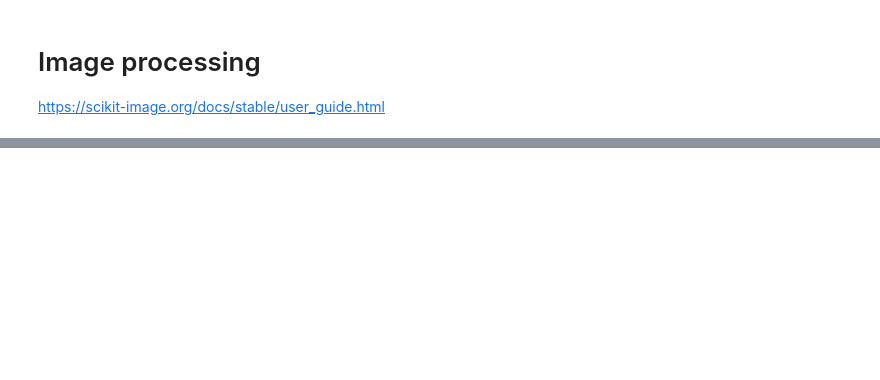
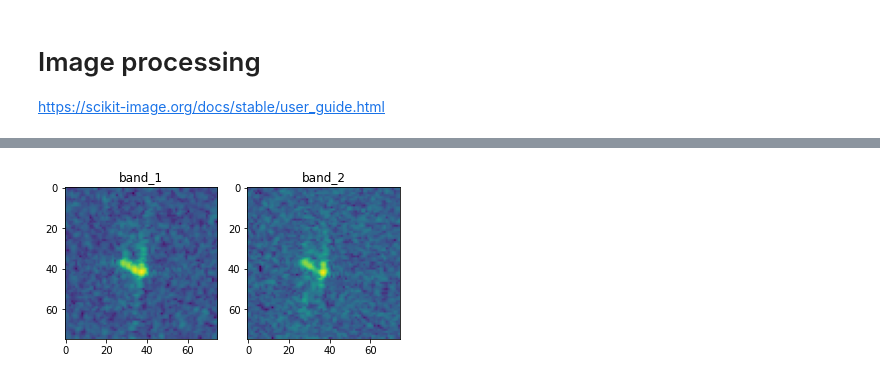
Before and after one commit to tboussaid/projet-i2e, a Jupyter notebook: project.ipynb, the cells around one changed output, grey strips where cells are left out. Cells and saved outputs as stored; diff of their text form; code cells hidden in the pictures; blank space fills up the shorter version.

```diff
--- a/project.ipynb
+++ b/project.ipynb
@@ -117,0 +145,11 @@ import skimage
+# %%
+f, (i1, i2) = plt.subplots(1, 2)
+img1 = np.array(df.iloc[4][df.columns.get_loc('band_1')]).reshape(75,75)
+img2 = np.array(df.iloc[4][df.columns.get_loc('band_2')]).reshape(75,75)
+i1.imshow(img1)
+i1.set_title('band_1')
+i2.imshow(img2)
+i2.set_title('band_2')
+plt.show()
+# %% [output]
+[figure, added]
```
Also changed, not shown: parts of 11 cells of this notebook.
